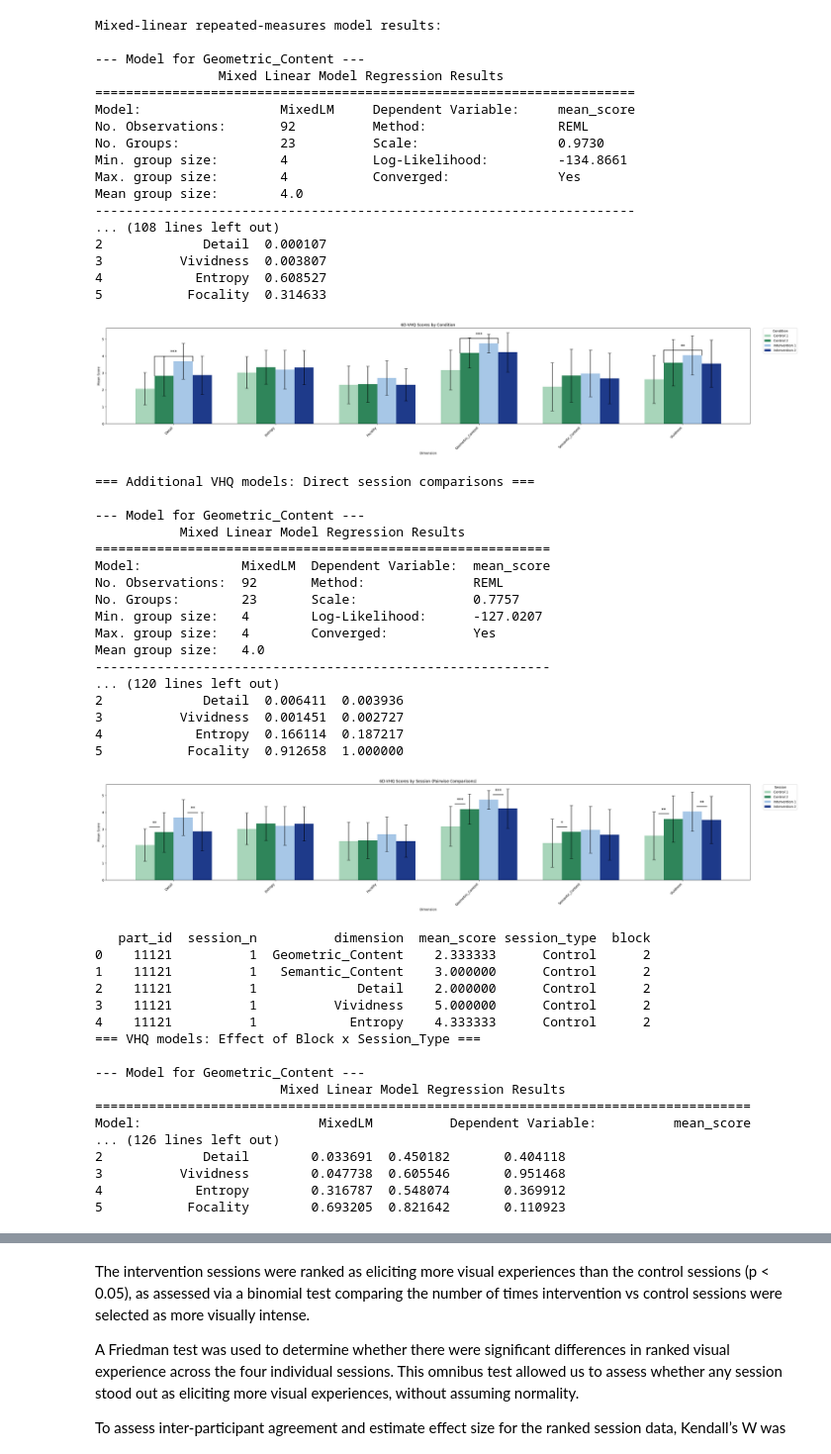
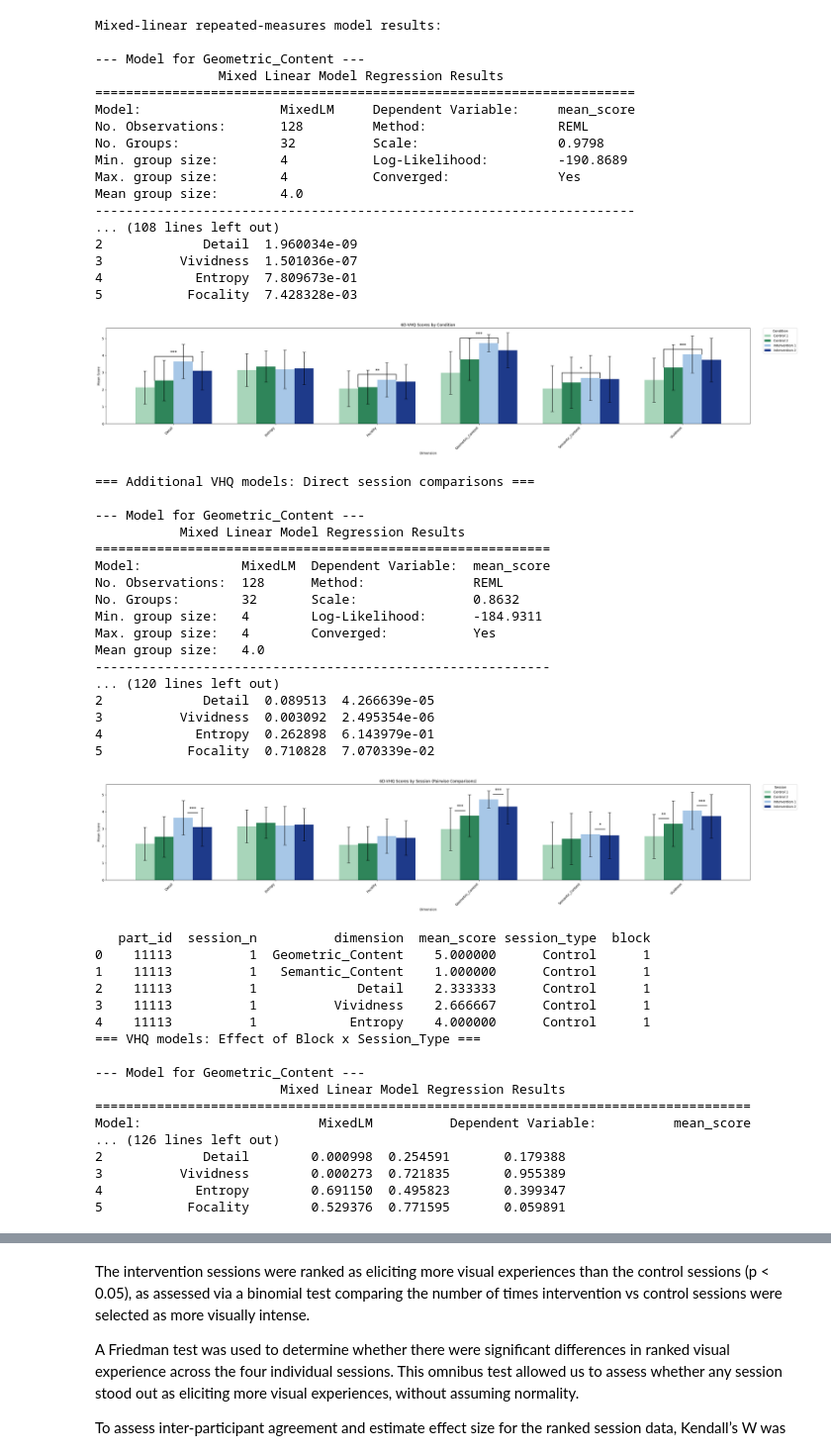
Before and after one commit to dannynacker/strobe_depression, a Jupyter notebook: vhq_exp4_int_alt.ipynb, the cells around one changed output, grey strips where cells are left out. Shown: that part at 99% size. Cells and saved outputs as stored; diff of their text form; code cells hidden in the pictures.

```diff
--- a/vhq_exp4_int_alt.ipynb
+++ b/vhq_exp4_int_alt.ipynb
@@ -8,7 +8,7 @@ from scipy import stats
 import statsmodels.formula.api as smf
 
 # === 1. Load and clean CSV ===
-csv_path = "/content/n23apr15.csv"
+csv_path = "/content/n32apr20.csv"
 df = pd.read_csv(csv_path)
 
 # Define dimensions and their associated items
@@ -187,41 +187,41 @@ def plot_grouped_bar_with_sd(df_stats, title, sig_results=None):
             intervention_y = max(pivot_mean.loc[dim, "Intervention 1"], pivot_mean.loc[dim, "Intervention 2"])
             y_line = max(control_y, intervention_y) + 0.3
 
             # Draw horizontal line connecting the two groups
             ax.plot([control_x, intervention_x], [y_line, y_line], color="black", lw=1.5)
             ax.plot([control_x, control_x], [control_y, y_line], color="black", lw=1.5)
             ax.plot([intervention_x, intervention_x], [intervention_y, y_line], color="black", lw=1.5)
 
             # Place the significance stars in the middle
             mid_x = (control_x + intervention_x) / 2
             ax.text(mid_x, y_line + 0.1, star, ha="center", va="bottom", color="black", fontsize=14)
 
     # Move legend outside the plot area
     ax.legend(title="Condition", bbox_to_anchor=(1.02, 1), loc='upper left', borderaxespad=0)
     plt.tight_layout(rect=[0, 0, 0.85, 1])
     plt.show()
 
 # === 6. Plot the figure with significance annotations based on the mixed model results ===
 plot_grouped_bar_with_sd(grouped_vhq_stats, "6D-VHQ Scores by Condition", sig_results=model_sig_results)
 # %% [output]
 Mixed-linear repeated-measures model results:
 
 --- Model for Geometric_Content ---
                 Mixed Linear Model Regression Results
 ======================================================================
 Model:                  MixedLM     Dependent Variable:     mean_score
-No. Observations:       92          Method:                 REML
-No. Groups:             23          Scale:                  0.9730
-Min. group size:        4           Log-Likelihood:         -134.8661
+No. Observations:       128         Method:                 REML
+No. Groups:             32          Scale:                  0.9798
+Min. group size:        4           Log-Likelihood:         -190.8689
 Max. group size:        4           Converged:              Yes
 Mean group size:        4.0
 ----------------------------------------------------------------------
 ... (108 lines left out)
-2             Detail  0.000107
-3          Vividness  0.003807
-4            Entropy  0.608527
-5           Focality  0.314633
+2             Detail  1.960034e-09
+3          Vividness  1.501036e-07
+4            Entropy  7.809673e-01
+5           Focality  7.428328e-03
-[figure, old version]
+[figure, new version]
 # %%
 print("=== Additional VHQ models: Direct session comparisons ===\n")
 
@@ -348,18 +348,18 @@ plt.show()
            Mixed Linear Model Regression Results
 ===========================================================
 Model:             MixedLM  Dependent Variable:  mean_score
-No. Observations:  92       Method:              REML
-No. Groups:        23       Scale:               0.7757
-Min. group size:   4        Log-Likelihood:      -127.0207
+No. Observations:  128      Method:              REML
+No. Groups:        32       Scale:               0.8632
+Min. group size:   4        Log-Likelihood:      -184.9311
 Max. group size:   4        Converged:           Yes
 Mean group size:   4.0
 -----------------------------------------------------------
 ... (120 lines left out)
-2             Detail  0.006411  0.003936
-3          Vividness  0.001451  0.002727
-4            Entropy  0.166114  0.187217
-5           Focality  0.912658  1.000000
+2             Detail  0.089513  4.266639e-05
+3          Vividness  0.003092  2.495354e-06
+4            Entropy  0.262898  6.143979e-01
+5           Focality  0.710828  7.070339e-02
-[figure, old version]
+[figure, new version]
 # %%
 import pandas as pd
 import numpy as np
@@ -414,11 +414,11 @@ print(vhq_block_pvals_df)
 vhq_block_pvals_df.to_csv("vhq_block_effect_pvalues.csv", index=False)
 # %% [output]
    part_id  session_n          dimension  mean_score session_type  block
-0    11121          1  Geometric_Content    2.333333      Control      2
-1    11121          1   Semantic_Content    3.000000      Control      2
-2    11121          1             Detail    2.000000      Control      2
-3    11121          1          Vividness    5.000000      Control      2
-4    11121          1            Entropy    4.333333      Control      2
+0    11113          1  Geometric_Content    5.000000      Control      1
+1    11113          1   Semantic_Content    1.000000      Control      1
+2    11113          1             Detail    2.333333      Control      1
+3    11113          1          Vividness    2.666667      Control      1
+4    11113          1            Entropy    4.000000      Control      1
 === VHQ models: Effect of Block x Session_Type ===
 
 --- Model for Geometric_Content ---
@@ -426,10 +426,10 @@ vhq_block_pvals_df.to_csv("vhq_block_effect_pvalues.csv", index=False)
 =====================================================================================
 Model:                       MixedLM          Dependent Variable:          mean_score
 ... (126 lines left out)
-2             Detail        0.033691  0.450182       0.404118
-3          Vividness        0.047738  0.605546       0.951468
-4            Entropy        0.316787  0.548074       0.369912
-5           Focality        0.693205  0.821642       0.110923
+2             Detail        0.000998  0.254591       0.179388
+3          Vividness        0.000273  0.721835       0.955389
+4            Entropy        0.691150  0.495823       0.399347
+5           Focality        0.529376  0.771595       0.059891
 # %%
 # === 4. Group means and SDs for Block x Session_Type plots ===
 grouped_block_stats = df_vhq.groupby(["block", "session_type", "dimension"])["mean_score"] \
```
Also changed, not shown: parts of 6 cells of this notebook.
